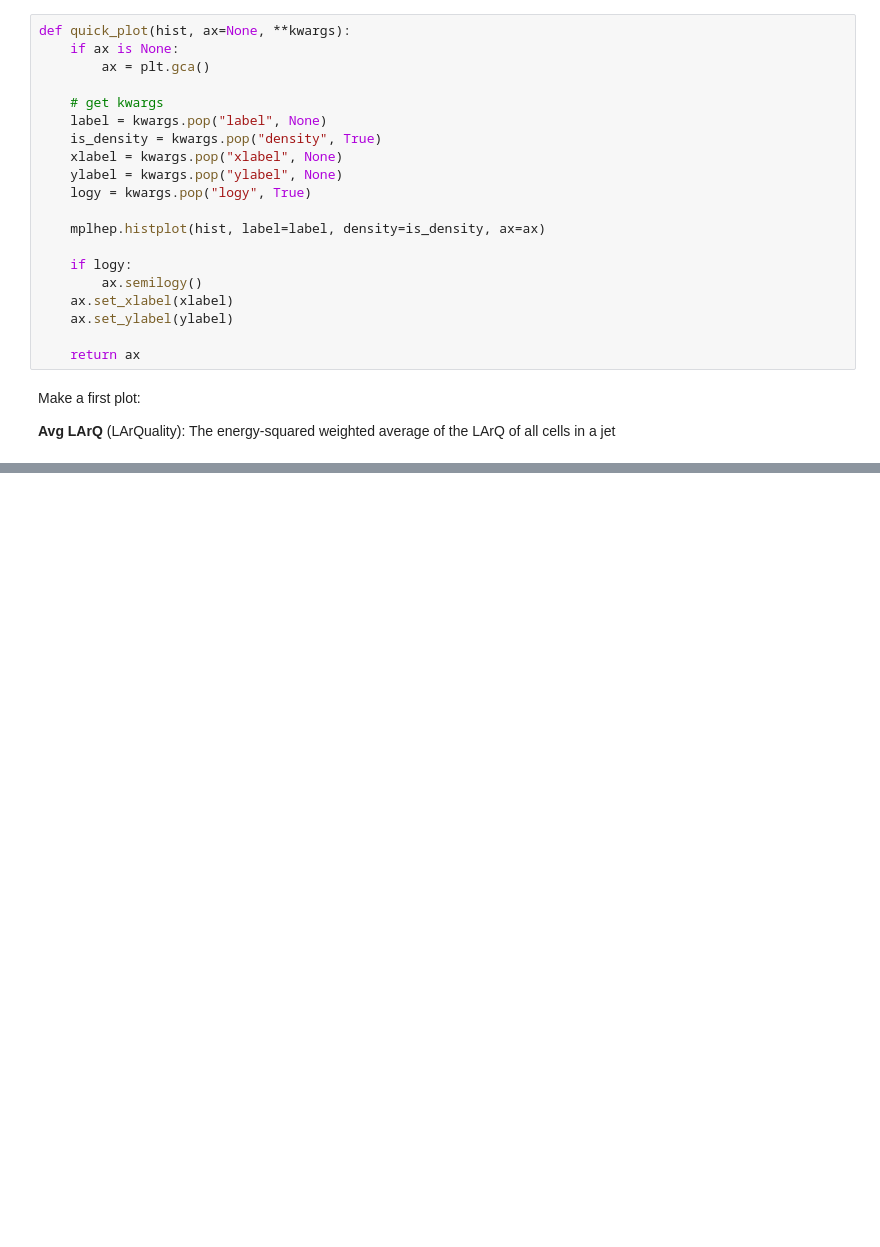
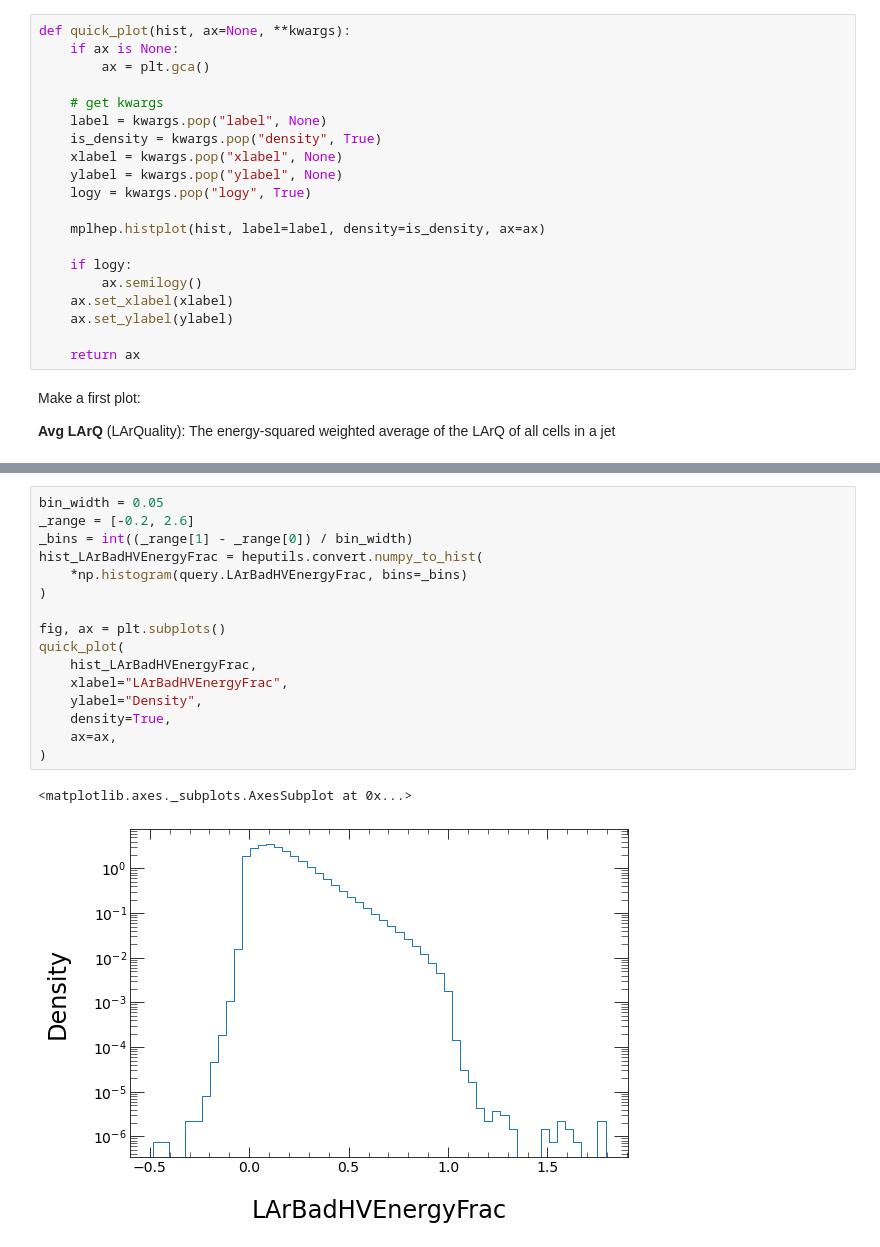
Before and after one commit to matthewfeickert/ServiceX-exploration, a Jupyter notebook: notebooks/jet-cleaning-test.ipynb, the cells around one changed output, grey strips where cells are left out. Drawn from its saved outputs; the diff is of its cells as text; blank space fills up the shorter version.

```diff
--- a/notebooks/jet-cleaning-test.ipynb
+++ b/notebooks/jet-cleaning-test.ipynb
@@ -105,3 +107,22 @@ quick_plot(
 findfont: Font family ['sans-serif'] not found. Falling back to DejaVu Sans.
 findfont: Font family ['sans-serif'] not found. Falling back to DejaVu Sans.
 [figure]
+# %%
+bin_width = 0.05
+_range = [-0.2, 2.6]
+_bins = int((_range[1] - _range[0]) / bin_width)
+hist_LArBadHVEnergyFrac = heputils.convert.numpy_to_hist(
+    *np.histogram(query.LArBadHVEnergyFrac, bins=_bins)
+)
+
+fig, ax = plt.subplots()
+quick_plot(
+    hist_LArBadHVEnergyFrac,
+    xlabel="LArBadHVEnergyFrac",
+    ylabel="Density",
+    density=True,
+    ax=ax,
+)
+# %% [output]
+<matplotlib.axes._subplots.AxesSubplot at 0x...>
+[figure, added]
```
Also changed, not shown: parts of 5 cells of this notebook.
